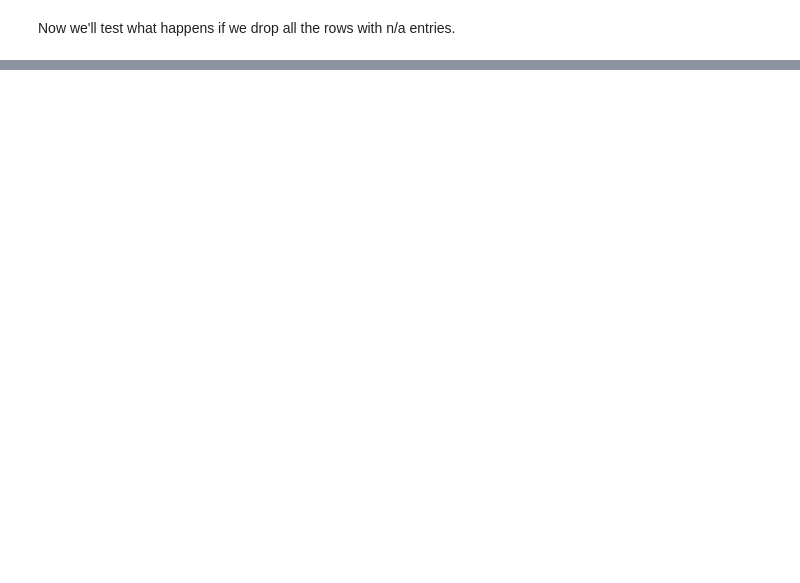
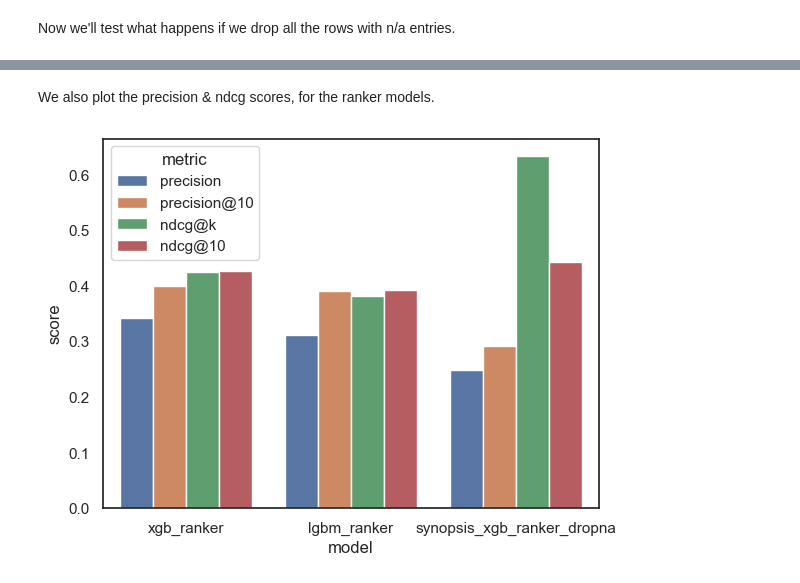
Before and after one commit to Erdos-Projects/summer26-nomination-worthy-books, a Jupyter notebook: CLEAN-REPO/results/model_evaluation_comparison.ipynb, the cells around one changed output, grey strips where cells are left out. Drawn from its saved outputs; the diff is of its cells as text; code cells hidden in the pictures; blank space fills up the shorter version.

```diff
--- a/CLEAN-REPO/results/model_evaluation_comparison.ipynb
+++ b/CLEAN-REPO/results/model_evaluation_comparison.ipynb
@@ -690,0 +671,15 @@ plt.show()
+# %%
+plot_models = ['xgb_ranker', 'logistic_reg', 'lgbm_ranker', 'synopsis_xgb_ranker_dropna']
+from sklearn.metrics import ConfusionMatrixDisplay
+sns.set_theme(style="white", font="sans-serif")
+
+fig, axs = plt.subplots(2, 2, figsize=(8, 8))
+axs = axs.flatten()
+
+for i in range(len(plot_models)):
+    display = ConfusionMatrixDisplay(model_results[plot_models[i]]['cm'])
+    display.plot(cmap='BuPu', ax=axs[i], colorbar=False)
+    display.im_.set_clim(vmin=0, vmax=1)
+    axs[i].set_title(plot_models[i])
+
+plt.tight_layout()
@@ -690,0 +688,12 @@ plt.show()
+# %% [markdown]
+We also plot the precision & ndcg scores, for the ranker models.
+# %%
+results_df = pd.DataFrame(model_results).T.reset_index().rename(columns={'index': 'model'})
+
+ranker_results = results_df[results_df['model'].isin(['xgb_ranker', 'lgbm_ranker', 'synopsis_xgb_ranker_dropna'])]
+
+expanded_df = ranker_results[['model', 'precision', 'precision@10', 'ndcg@k', 'ndcg@10']].melt(id_vars='model', var_name='metric', value_name='score')
+# %%
+ax = sns.barplot(data=expanded_df, x='model', y='score', hue='metric')
+# %% [output]
+[figure, added]
```
Also changed, not shown: parts of 30 cells of this notebook, 2 other files.
